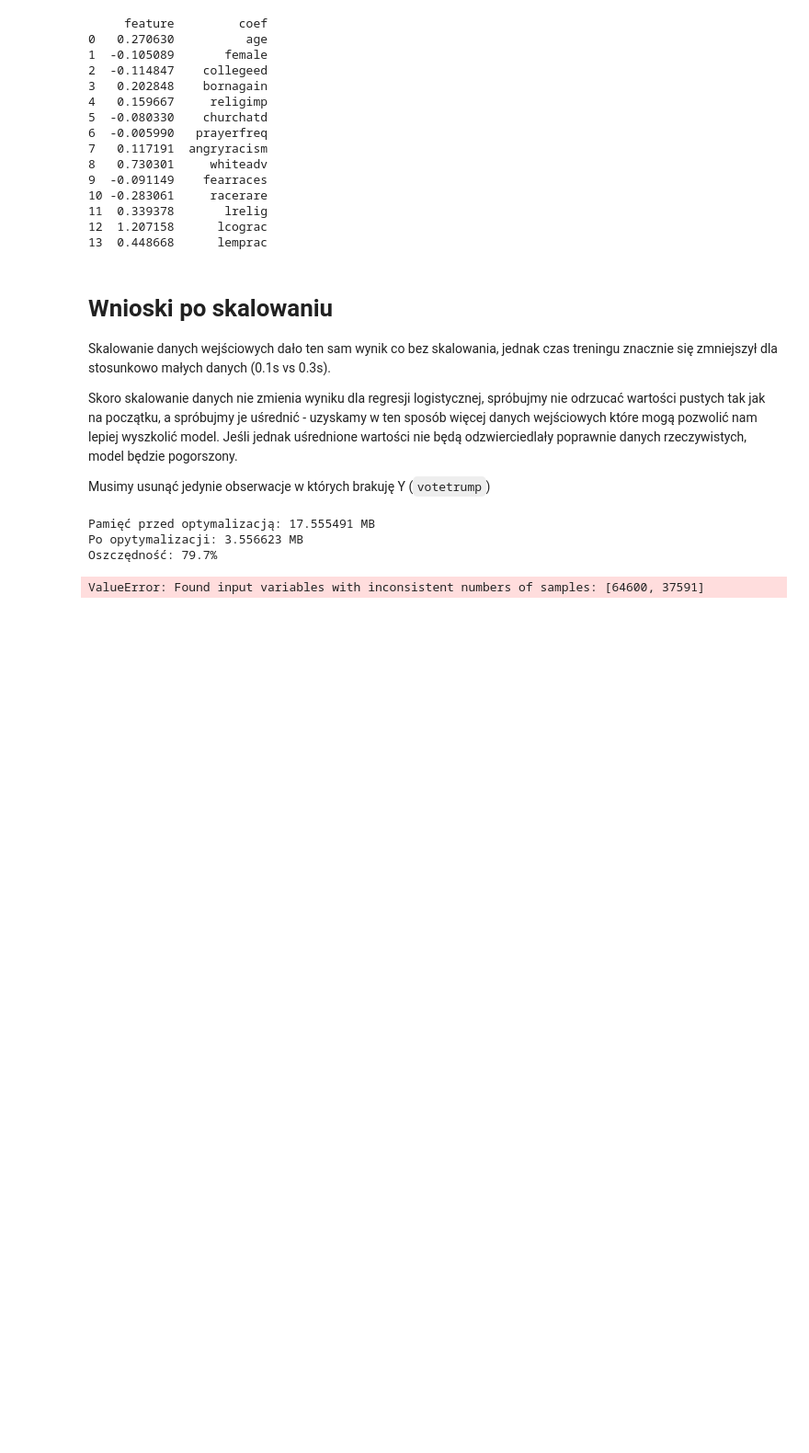
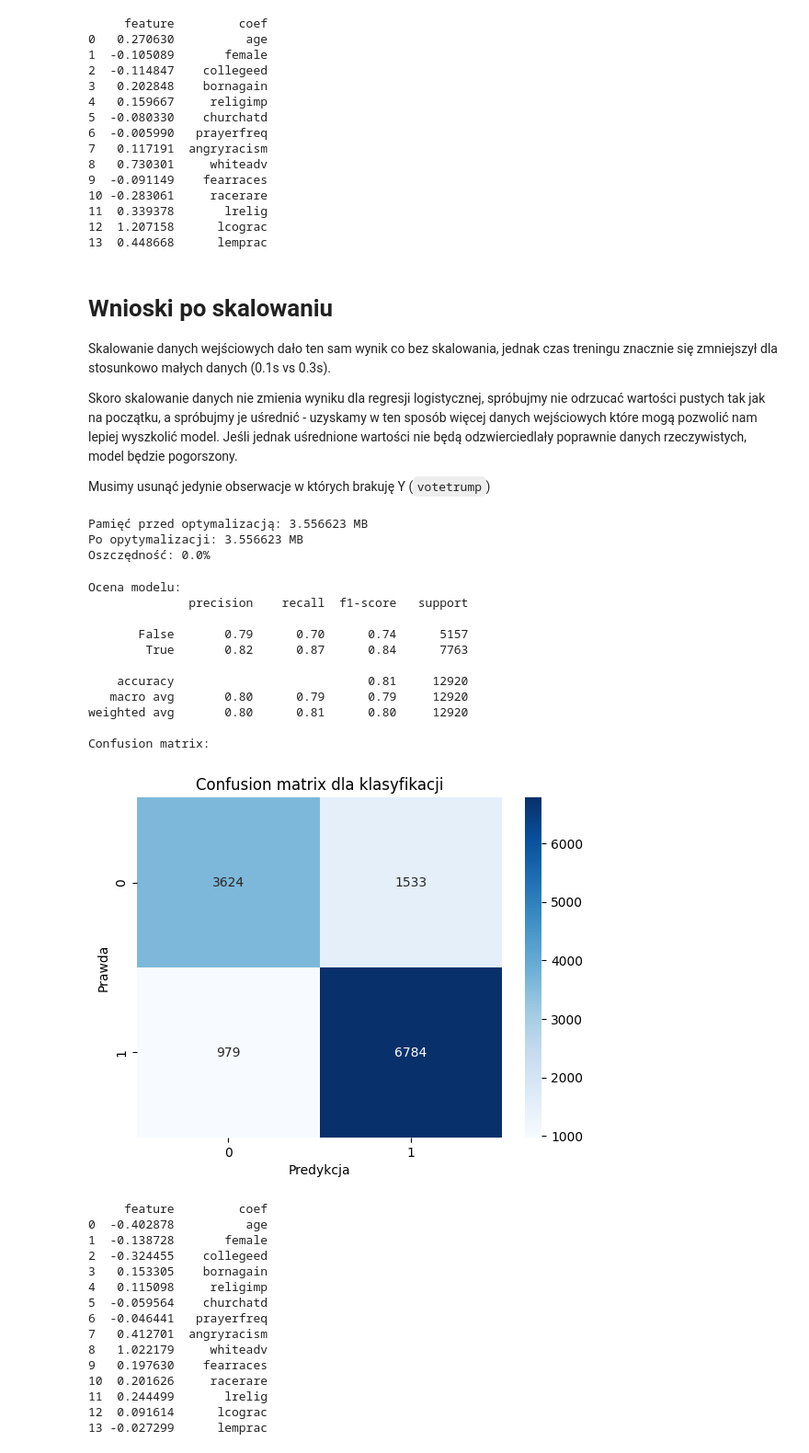
Before and after one commit to pkrzysiekk/trump-voters-data-science, a Jupyter notebook: nod.ipynb, the cells around one changed output. Shown at 92% size. Drawn from its saved outputs; the diff is of its cells as text; code cells hidden in the pictures; blank space fills up the shorter version.

Commit message:
Add another model training, with NaN filling

```diff
--- a/nod.ipynb
+++ b/nod.ipynb
@@ -327,31 +327,59 @@ Skoro skalowanie danych nie zmienia wyniku dla regresji logistycznej, spróbujmy
 
 Musimy usunąć jedynie obserwacje w których brakuję Y (`votetrump`)
 # %%
-Downcast(df_with_empty)
+df_with_empty=Downcast(df_with_empty)
 dtypes = df_with_empty.select_dtypes(include=["number", "bool"])
 filtered = dtypes.drop(columns=["uid", "rownames"])
 X = filtered.drop(columns=["votetrump", "pid7na", "ideo"])
-y = df["votetrump"]
+y = df_with_empty["votetrump"]
 # %% [output]
-Pamięć przed optymalizacją: 17.555491 MB
+Pamięć przed optymalizacją: 3.556623 MB
 Po opytymalizacji: 3.556623 MB
-Oszczędność: 79.7%
+Oszczędność: 0.0%
 # %%
 
 scaler = StandardScaler()
-X_scaled = scaler.fit_transform(X)
 X_train, X_test, y_train, y_test = train_test_split(
-    X_scaled, y, test_size=0.2, random_state=42)
+    X, y, test_size=0.2, random_state=42)
 
 imputer=SimpleImputer(strategy="mean")
 
 X_train=imputer.fit_transform(X_train)
 X_test = imputer.transform(X_test)
 
+X_train = scaler.fit_transform(X_train)
+X_test=scaler.transform(X_test)
+
 model = LogisticRegression(max_iter=1000)
 model.fit(X_train, y_train)
 
 y_pred = model.predict(X_test)
 scoreModel(y_test, y_pred)
 # %% [output]
-ValueError: Found input variables with inconsistent numbers of samples: [64600, 37591]
+Ocena modelu:
+              precision    recall  f1-score   support
+
+       False       0.79      0.70      0.74      5157
+        True       0.82      0.87      0.84      7763
+
+    accuracy                           0.81     12920
+   macro avg       0.80      0.79      0.79     12920
+weighted avg       0.80      0.81      0.80     12920
+
+Confusion matrix:
+[figure, added]
+     feature         coef
+0  -0.402878          age
+1  -0.138728       female
+2  -0.324455    collegeed
+3   0.153305    bornagain
+4   0.115098     religimp
+5  -0.059564    churchatd
+6  -0.046441   prayerfreq
+7   0.412701  angryracism
+8   1.022179     whiteadv
+9   0.197630    fearraces
+10  0.201626     racerare
+11  0.244499       lrelig
+12  0.091614      lcograc
+13 -0.027299      lemprac
```
